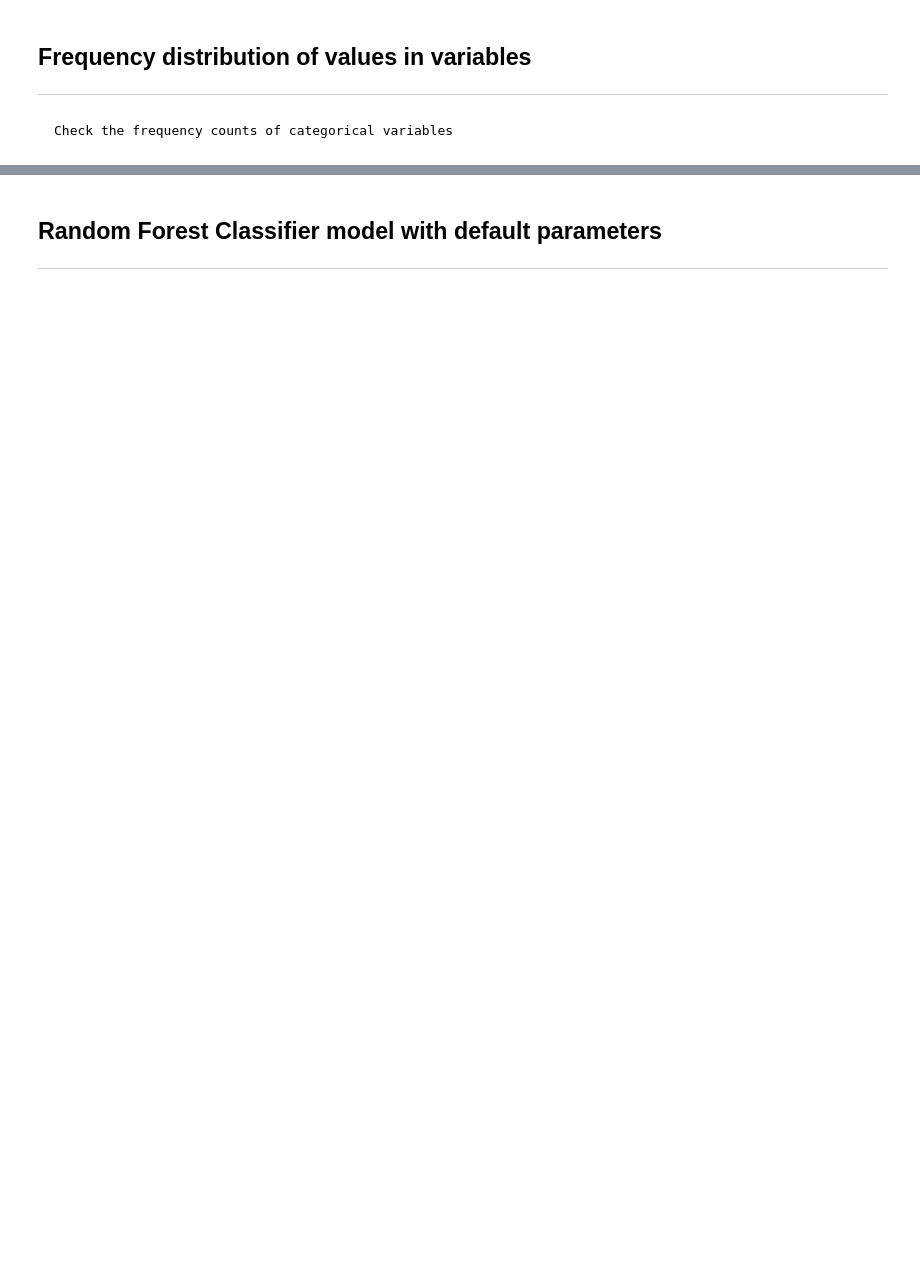
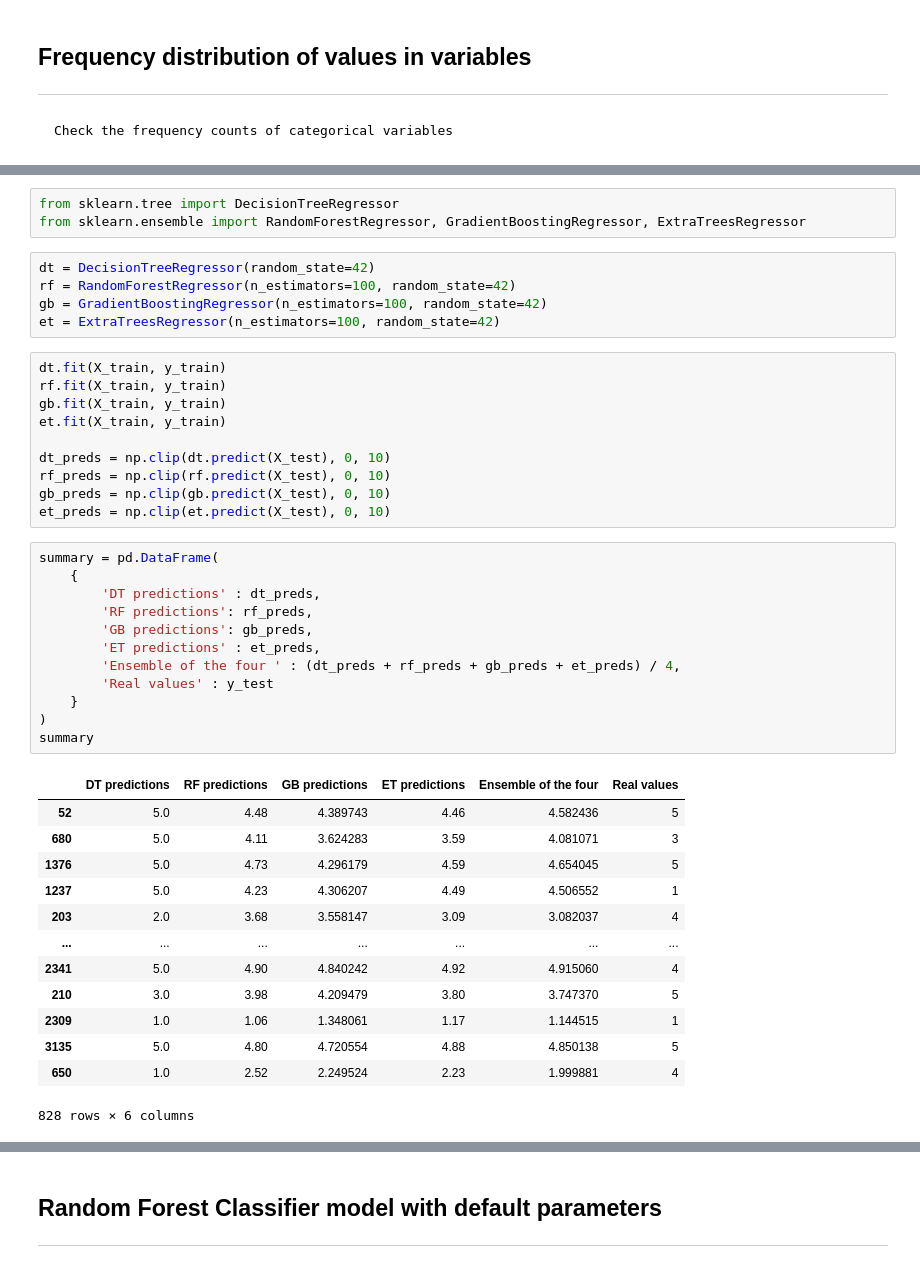
Before and after one commit to TanGuiShan/mini_project, a Jupyter notebook: Random Forest Classifer.ipynb, the cells around one changed output, grey strips where cells are left out. Saved outputs shown, nothing was run; the diff lists cells and outputs as text; blank space fills up the shorter version.

```diff
--- a/Random Forest Classifer.ipynb
+++ b/Random Forest Classifer.ipynb
@@ -264,0 +209,44 @@ X_test = encoder.transform(X_test)
+# %%
+from sklearn.tree import DecisionTreeRegressor
+from sklearn.ensemble import RandomForestRegressor, GradientBoostingRegressor, ExtraTreesRegressor
+# %%
+dt = DecisionTreeRegressor(random_state=42)
+rf = RandomForestRegressor(n_estimators=100, random_state=42)
+gb = GradientBoostingRegressor(n_estimators=100, random_state=42)
+et = ExtraTreesRegressor(n_estimators=100, random_state=42)
+# %%
+dt.fit(X_train, y_train)
+rf.fit(X_train, y_train)
+gb.fit(X_train, y_train)
+et.fit(X_train, y_train)
+
+dt_preds = np.clip(dt.predict(X_test), 0, 10)
+rf_preds = np.clip(rf.predict(X_test), 0, 10)
+gb_preds = np.clip(gb.predict(X_test), 0, 10)
+et_preds = np.clip(et.predict(X_test), 0, 10)
+# %%
+summary = pd.DataFrame(
+    {
+        'DT predictions' : dt_preds,
+        'RF predictions': rf_preds,
+        'GB predictions': gb_preds,
+        'ET predictions' : et_preds,
+        'Ensemble of the four ' : (dt_preds + rf_preds + gb_preds + et_preds) / 4,
+        'Real values' : y_test
+    }
+)
+summary
+# %% [output]
+|  | DT predictions | RF predictions | GB predictions | ET predictions | Ensemble of the four | Real values |
+| 52 | 5.0 | 4.48 | 4.389743 | 4.46 | 4.582436 | 5 |
+| 680 | 5.0 | 4.11 | 3.624283 | 3.59 | 4.081071 | 3 |
+| 1376 | 5.0 | 4.73 | 4.296179 | 4.59 | 4.654045 | 5 |
+| 1237 | 5.0 | 4.23 | 4.306207 | 4.49 | 4.506552 | 1 |
+| 203 | 2.0 | 3.68 | 3.558147 | 3.09 | 3.082037 | 4 |
+| ... | ... | ... | ... | ... | ... | ... |
+| 2341 | 5.0 | 4.90 | 4.840242 | 4.92 | 4.915060 | 4 |
+| 210 | 3.0 | 3.98 | 4.209479 | 3.80 | 3.747370 | 5 |
+| 2309 | 1.0 | 1.06 | 1.348061 | 1.17 | 1.144515 | 1 |
+| 3135 | 5.0 | 4.80 | 4.720554 | 4.88 | 4.850138 | 5 |
+| 650 | 1.0 | 2.52 | 2.249524 | 2.23 | 1.999881 | 4 |
+828 rows × 6 columns
```
Also changed, not shown: parts of 47 cells of this notebook, 1 other file.
